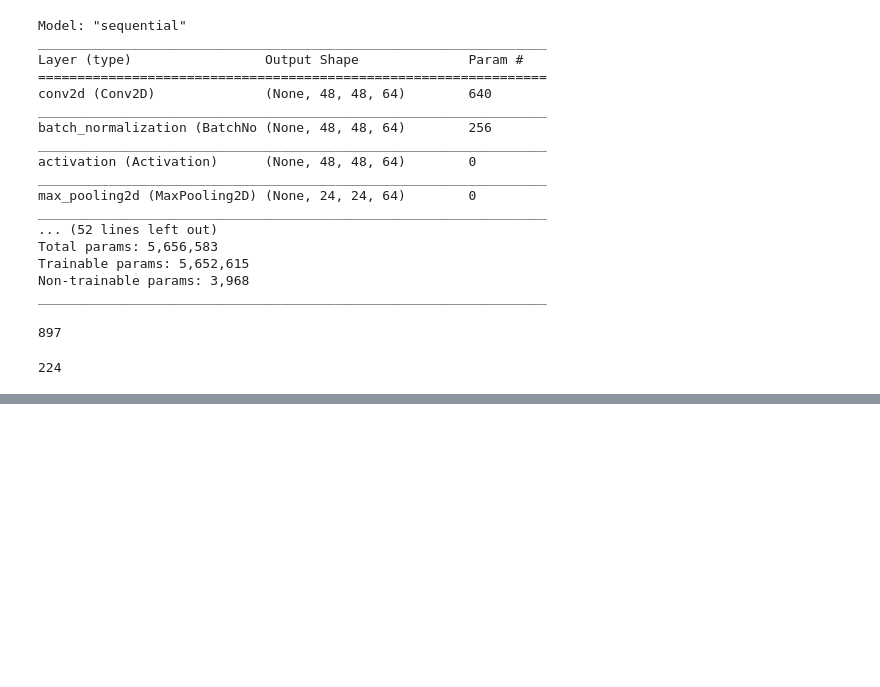
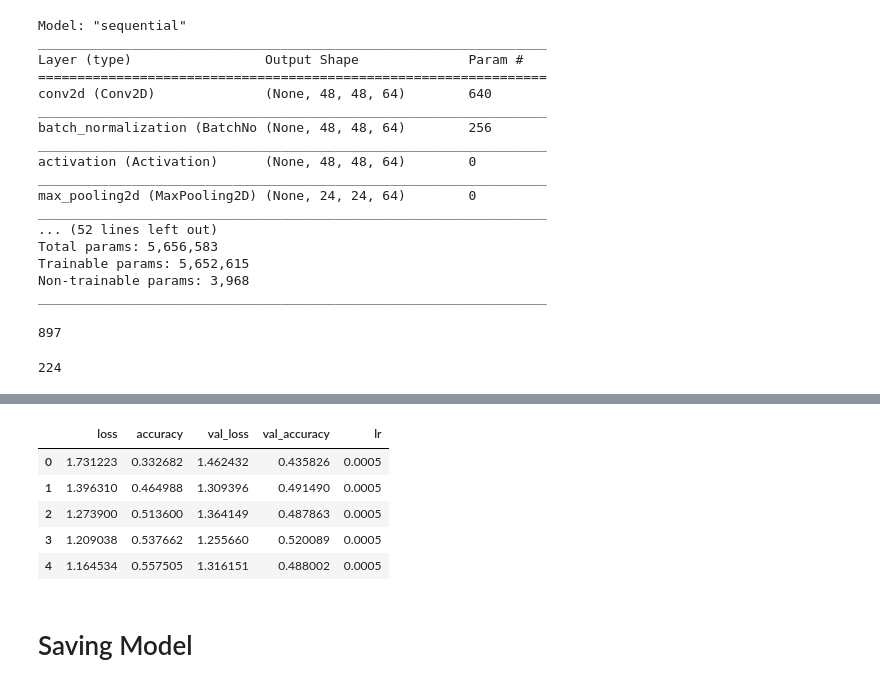
Before and after one commit to Ali-Asgar-Lakdawala/Face-Emotion-Recognition, a Jupyter notebook: Face Emotion Recognition CNN.ipynb, the cells around one changed output, grey strips where cells are left out. Drawn from its saved outputs; the diff is of its cells as text; code cells hidden in the pictures; blank space fills up the shorter version.

```diff
--- a/Face Emotion Recognition CNN.ipynb
+++ b/Face Emotion Recognition CNN.ipynb
@@ -223,0 +272,11 @@ history = model.fit(
+# %%
+history_df.head()
+# %% [output]
+|  | loss | accuracy | val_loss | val_accuracy | lr |
+| 0 | 1.731223 | 0.332682 | 1.462432 | 0.435826 | 0.0005 |
+| 1 | 1.396310 | 0.464988 | 1.309396 | 0.491490 | 0.0005 |
+| 2 | 1.273900 | 0.513600 | 1.364149 | 0.487863 | 0.0005 |
+| 3 | 1.209038 | 0.537662 | 1.255660 | 0.520089 | 0.0005 |
+| 4 | 1.164534 | 0.557505 | 1.316151 | 0.488002 | 0.0005 |
+# %% [markdown]
+# Saving Model
```
Also changed, not shown: parts of 18 cells of this notebook.
